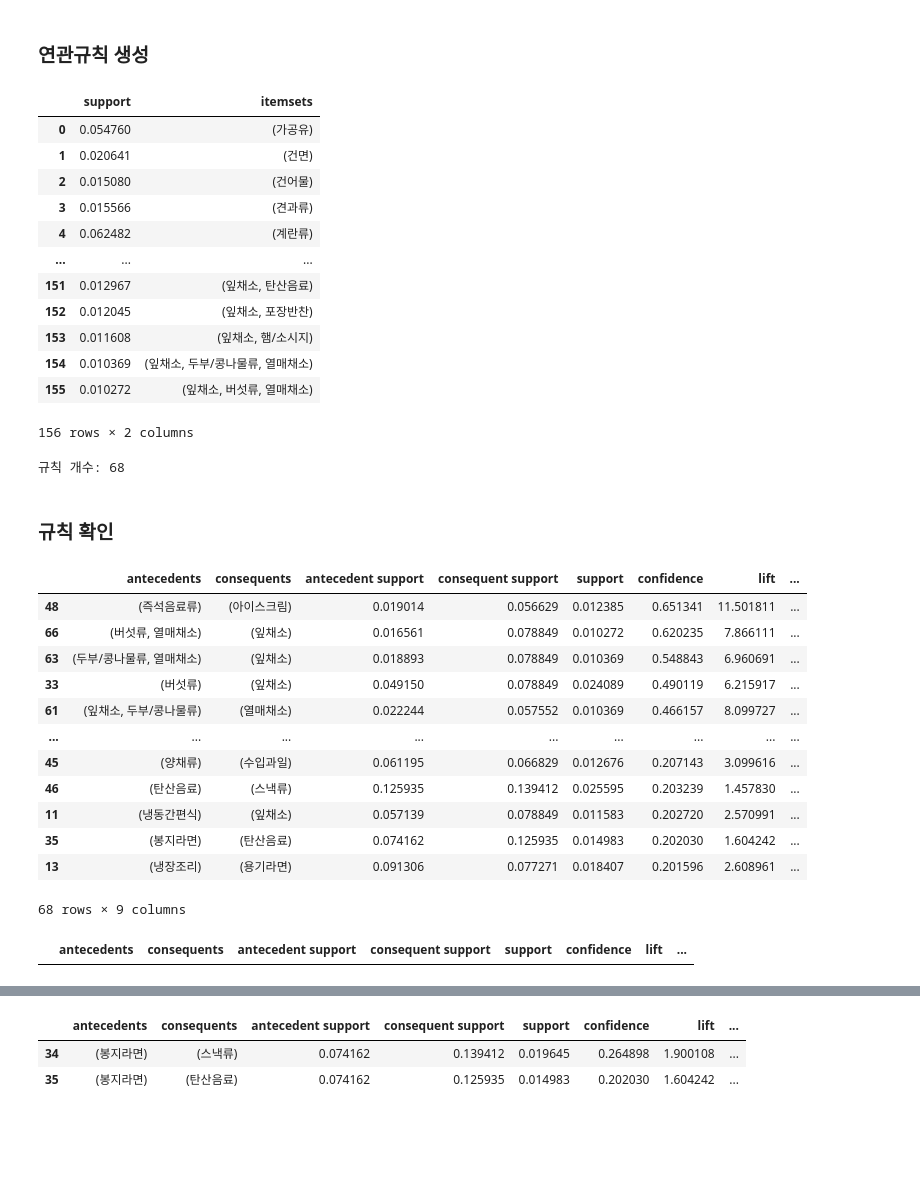
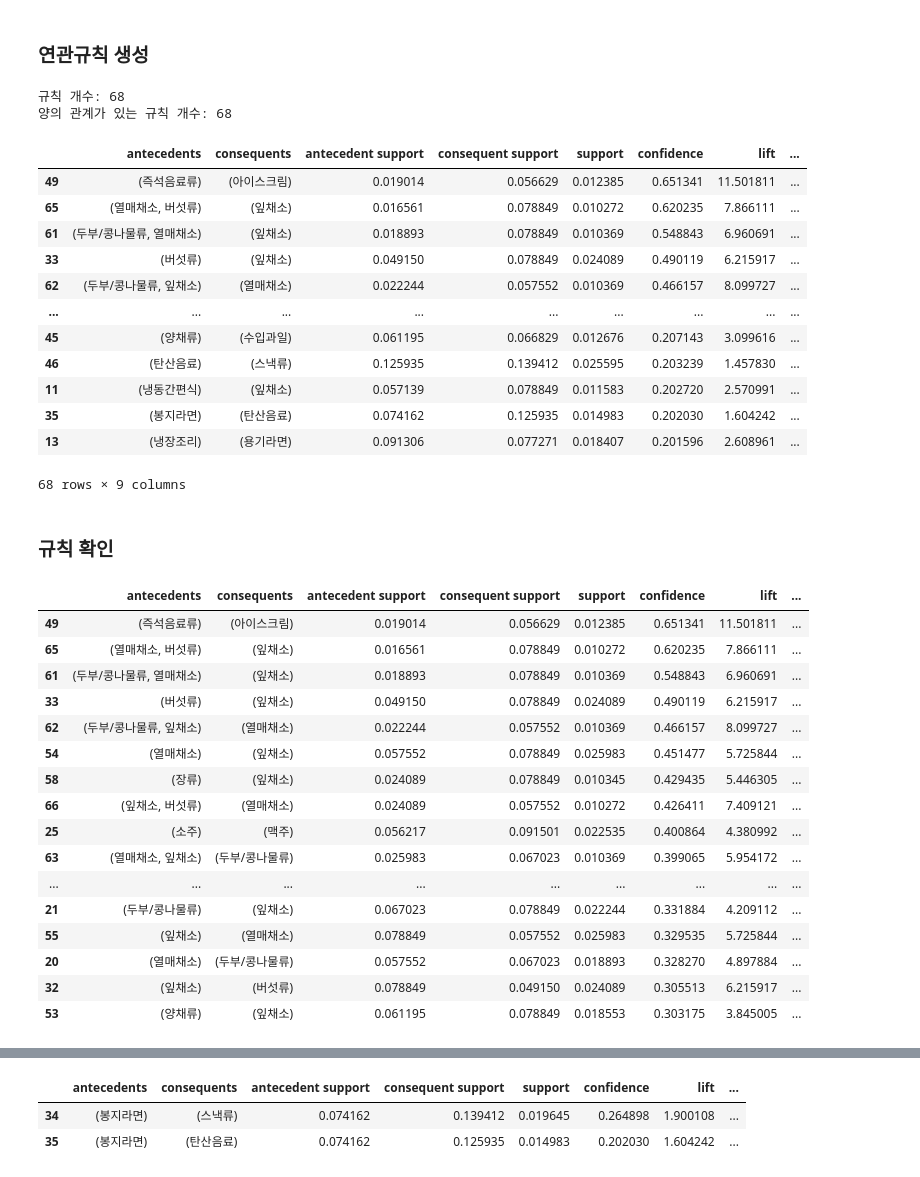
Before and after one commit to HYOJUNG08/RI_E5_1, a Jupyter notebook: ARM_not_clustering.ipynb, the cells around one changed output, grey strips where cells are left out. Drawn from its saved outputs; the diff is of its cells as text; code cells hidden in the pictures; blank space fills up the shorter version.

```diff
--- a/ARM_not_clustering.ipynb
+++ b/ARM_not_clustering.ipynb
@@ -125,3 +113,0 @@ Name: buy_ct, Length: 121267, dtype: int64
-# %%
-df = df.unstack()
-df
@@ -143,4 +114,3 @@ df
 # %%
-df = df.applymap(encode_units)
-df
+s_histogram(df) # 각 상품 지지도가 0.02 미만에서 높음
 # %% [output]
@@ -206,51 +118,47 @@ freq_sort['Support'].hist() # 각 상품 지지도가 0.02 미만에서 높음
 # %% [markdown]
 ### 연관규칙 생성
 # %%
-freq_items = apriori(df, min_support=0.01, use_colnames=True)
-freq_items
+rules = create_rule(df, 0.01)
+rules
 # %% [output]
+규칙 개수: 68
+양의 관계가 있는 규칙 개수: 68
-|  | support | itemsets |
-| 0 | 0.054760 | (가공유) |
-| 1 | 0.020641 | (건면) |
-| 2 | 0.015080 | (건어물) |
-| 3 | 0.015566 | (견과류) |
-| 4 | 0.062482 | (계란류) |
-| ... | ... | ... |
-| 151 | 0.012967 | (잎채소, 탄산음료) |
-| 152 | 0.012045 | (잎채소, 포장반찬) |
-| 153 | 0.011608 | (잎채소, 햄/소시지) |
-| 154 | 0.010369 | (잎채소, 두부/콩나물류, 열매채소) |
-| 155 | 0.010272 | (잎채소, 버섯류, 열매채소) |
+|  | antecedents | consequents | antecedent support | consequent support | support | confidence | lift | ... |
+| 49 | (즉석음료류) | (아이스크림) | 0.019014 | 0.056629 | 0.012385 | 0.651341 | 11.501811 | ... |
+| 65 | (열매채소, 버섯류) | (잎채소) | 0.016561 | 0.078849 | 0.010272 | 0.620235 | 7.866111 | ... |
+| 61 | (두부/콩나물류, 열매채소) | (잎채소) | 0.018893 | 0.078849 | 0.010369 | 0.548843 | 6.960691 | ... |
+| 33 | (버섯류) | (잎채소) | 0.049150 | 0.078849 | 0.024089 | 0.490119 | 6.215917 | ... |
+| 62 | (두부/콩나물류, 잎채소) | (열매채소) | 0.022244 | 0.057552 | 0.010369 | 0.466157 | 8.099727 | ... |
+| ... | ... | ... | ... | ... | ... | ... | ... | ... |
+| 45 | (양채류) | (수입과일) | 0.061195 | 0.066829 | 0.012676 | 0.207143 | 3.099616 | ... |
+| 46 | (탄산음료) | (스낵류) | 0.125935 | 0.139412 | 0.025595 | 0.203239 | 1.457830 | ... |
+| 11 | (냉동간편식) | (잎채소) | 0.057139 | 0.078849 | 0.011583 | 0.202720 | 2.570991 | ... |
+| 35 | (봉지라면) | (탄산음료) | 0.074162 | 0.125935 | 0.014983 | 0.202030 | 1.604242 | ... |
+| 13 | (냉장조리) | (용기라면) | 0.091306 | 0.077271 | 0.018407 | 0.201596 | 2.608961 | ... |
-156 rows × 2 columns
+68 rows × 9 columns
-# %%
-rules = association_rules(freq_items, metric='confidence', min_threshold=0.2) # 최소지지도 논문 참고
-print('규칙 개수:', len(rules))
-# %% [output]
-규칙 개수: 68
 # %% [markdown]
 ### 규칙 확인
-# %%
-rules_plus = rules[rules['lift']>1]
-rules_plus.sort_values(by='confidence', ascending=False)
-# %% [output]
-|  | antecedents | consequents | antecedent support | consequent support | support | confidence | lift | ... |
-| 48 | (즉석음료류) | (아이스크림) | 0.019014 | 0.056629 | 0.012385 | 0.651341 | 11.501811 | ... |
-| 66 | (버섯류, 열매채소) | (잎채소) | 0.016561 | 0.078849 | 0.010272 | 0.620235 | 7.866111 | ... |
-| 63 | (두부/콩나물류, 열매채소) | (잎채소) | 0.018893 | 0.078849 | 0.010369 | 0.548843 | 6.960691 | ... |
-| 33 | (버섯류) | (잎채소) | 0.049150 | 0.078849 | 0.024089 | 0.490119 | 6.215917 | ... |
-| 61 | (잎채소, 두부/콩나물류) | (열매채소) | 0.022244 | 0.057552 | 0.010369 | 0.466157 | 8.099727 | ... |
-| ... | ... | ... | ... | ... | ... | ... | ... | ... |
-| 45 | (양채류) | (수입과일) | 0.061195 | 0.066829 | 0.012676 | 0.207143 | 3.099616 | ... |
-| 46 | (탄산음료) | (스낵류) | 0.125935 | 0.139412 | 0.025595 | 0.203239 | 1.457830 | ... |
-| 11 | (냉동간편식) | (잎채소) | 0.057139 | 0.078849 | 0.011583 | 0.202720 | 2.570991 | ... |
-| 35 | (봉지라면) | (탄산음료) | 0.074162 | 0.125935 | 0.014983 | 0.202030 | 1.604242 | ... |
-| 13 | (냉장조리) | (용기라면) | 0.091306 | 0.077271 | 0.018407 | 0.201596 | 2.608961 | ... |
-68 rows × 9 columns
 # %%
-rules_minus = rules[rules['lift']<1]
-rules_minus.sort_values(by='confidence', ascending=False)
+# 신뢰도 상위 20개 규칙
+rules.head(20)
 # %% [output]
 |  | antecedents | consequents | antecedent support | consequent support | support | confidence | lift | ... |
+| 49 | (즉석음료류) | (아이스크림) | 0.019014 | 0.056629 | 0.012385 | 0.651341 | 11.501811 | ... |
+| 65 | (열매채소, 버섯류) | (잎채소) | 0.016561 | 0.078849 | 0.010272 | 0.620235 | 7.866111 | ... |
+| 61 | (두부/콩나물류, 열매채소) | (잎채소) | 0.018893 | 0.078849 | 0.010369 | 0.548843 | 6.960691 | ... |
+| 33 | (버섯류) | (잎채소) | 0.049150 | 0.078849 | 0.024089 | 0.490119 | 6.215917 | ... |
+| 62 | (두부/콩나물류, 잎채소) | (열매채소) | 0.022244 | 0.057552 | 0.010369 | 0.466157 | 8.099727 | ... |
+| 54 | (열매채소) | (잎채소) | 0.057552 | 0.078849 | 0.025983 | 0.451477 | 5.725844 | ... |
+| 58 | (장류) | (잎채소) | 0.024089 | 0.078849 | 0.010345 | 0.429435 | 5.446305 | ... |
+| 66 | (잎채소, 버섯류) | (열매채소) | 0.024089 | 0.057552 | 0.010272 | 0.426411 | 7.409121 | ... |
+| 25 | (소주) | (맥주) | 0.056217 | 0.091501 | 0.022535 | 0.400864 | 4.380992 | ... |
+| 63 | (열매채소, 잎채소) | (두부/콩나물류) | 0.025983 | 0.067023 | 0.010369 | 0.399065 | 5.954172 | ... |
+| ... | ... | ... | ... | ... | ... | ... | ... | ... |
+| 21 | (두부/콩나물류) | (잎채소) | 0.067023 | 0.078849 | 0.022244 | 0.331884 | 4.209112 | ... |
+| 55 | (잎채소) | (열매채소) | 0.078849 | 0.057552 | 0.025983 | 0.329535 | 5.725844 | ... |
+| 20 | (열매채소) | (두부/콩나물류) | 0.057552 | 0.067023 | 0.018893 | 0.328270 | 4.897884 | ... |
+| 32 | (잎채소) | (버섯류) | 0.078849 | 0.049150 | 0.024089 | 0.305513 | 6.215917 | ... |
+| 53 | (양채류) | (잎채소) | 0.061195 | 0.078849 | 0.018553 | 0.303175 | 3.845005 | ... |
 # %% [markdown]
 __A 집합일 때 B 집합이 유의미하게 발생합니다.__
 - {즉석음료류} > {아이스크림}
```
Also changed, not shown: parts of 67 cells of this notebook.
